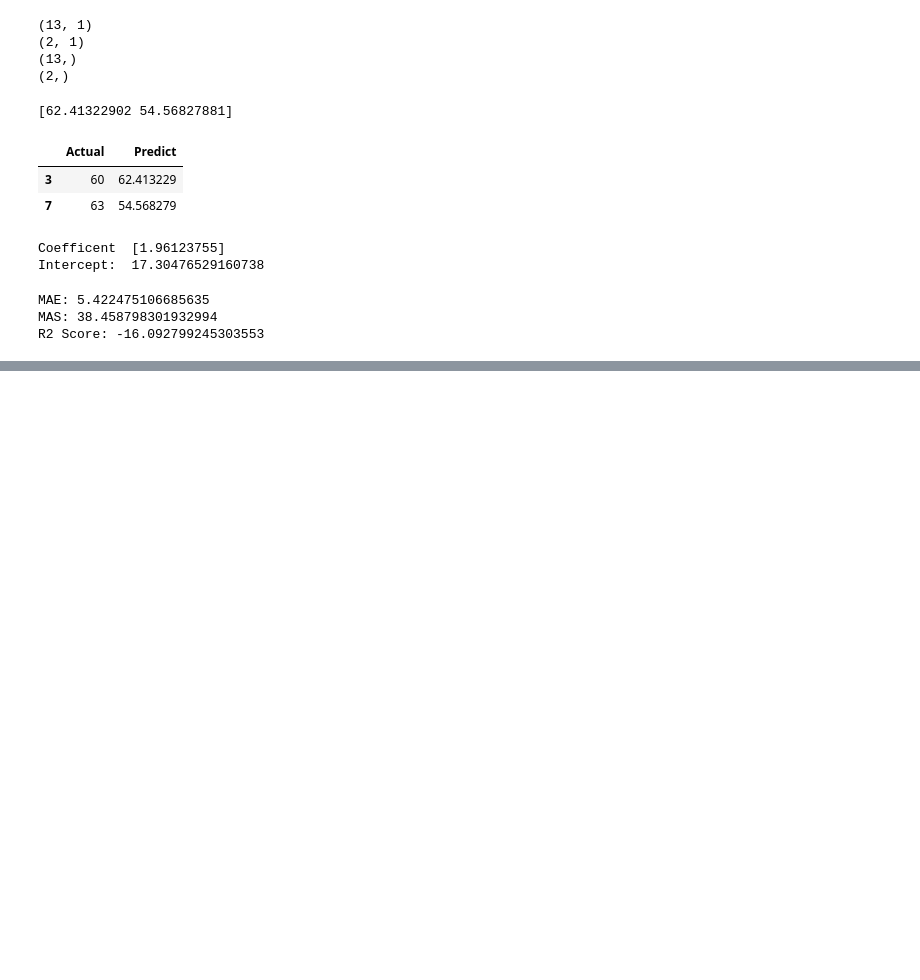
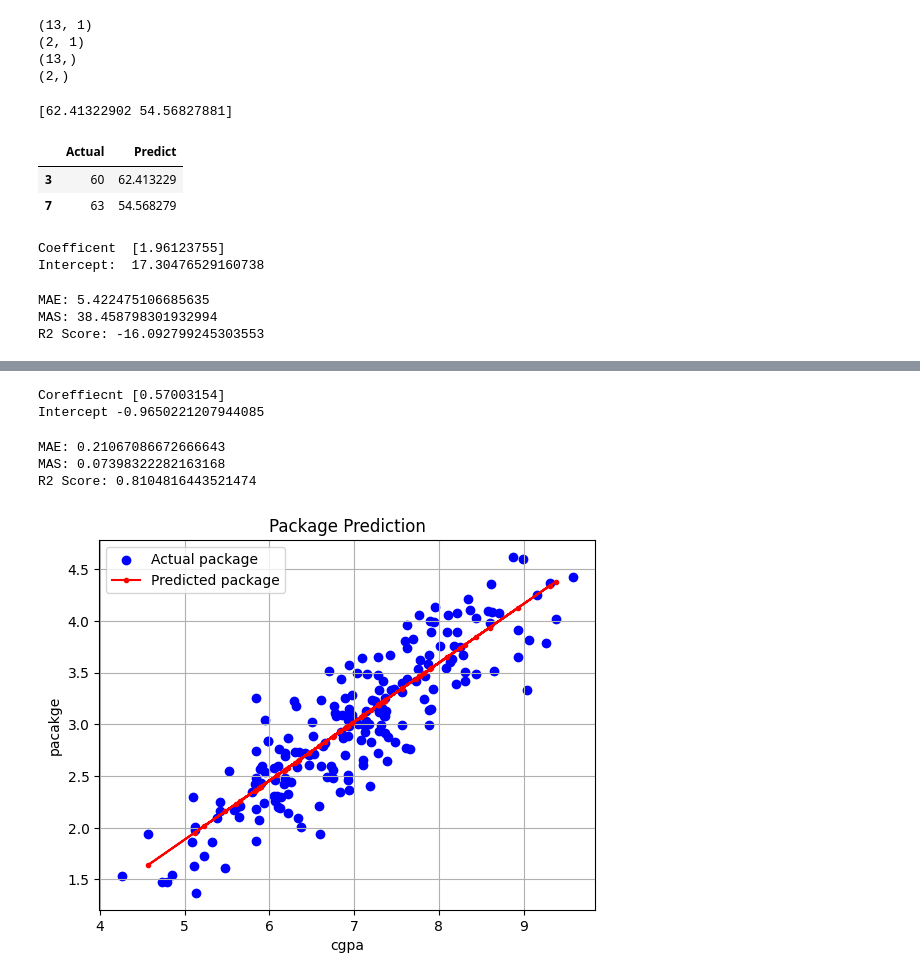
Before and after one commit to koffandaff/Python-2, a Jupyter notebook: T2/Ch4/Notes/Dhruvil/ch4.ipynb, the cells around one changed output, grey strips where cells are left out. Saved outputs shown, nothing was run; the diff lists cells and outputs as text; code cells hidden in the pictures; blank space fills up the shorter version.

```diff
--- a/T2/Ch4/Notes/Dhruvil/ch4.ipynb
+++ b/T2/Ch4/Notes/Dhruvil/ch4.ipynb
@@ -150,0 +257,3 @@ R2 Score: -16.092799245303553
+# %%
+df = pd.read_csv('Book1.csv')
+df
@@ -150,0 +292,9 @@ R2 Score: -16.092799245303553
+# %%
+x = df[['cgpa']]
+y = df['package']
+# %%
+from sklearn.model_selection import train_test_split
+
+x_train,x_test,y_train,y_test = train_test_split(x,y,random_state=19,test_size=0.3)
+print(x_train.shape)
+print(y_train.shape)
@@ -150,0 +304,4 @@ R2 Score: -16.092799245303553
+# %%
+lr.fit(x_train,y_train)
+y_pred = lr.predict(x_test)
+y_pred
@@ -150,0 +331,26 @@ R2 Score: -16.092799245303553
+# %%
+print('Coreffiecnt',lr.coef_)
+print('Intercept',lr.intercept_)
+# %% [output]
+Coreffiecnt [0.57003154]
+Intercept -0.9650221207944085
+# %%
+print(f'MAE: {m.mean_absolute_error(y_test,y_pred)}')
+print(f'MAS: {m.mean_squared_error(y_test,y_pred)}')
+print(f'R2 Score: {m.r2_score(y_test,y_pred)}')
+# %% [output]
+MAE: 0.21067086672666643
+MAS: 0.07398322282163168
+R2 Score: 0.8104816443521474
+# %%
+
+plt.scatter(x,y,color='blue',label='Actual package')
+plt.plot(x_test,y_pred,color='red',label='Predicted package',marker='.')
+plt.legend()
+plt.xlabel('cgpa')
+plt.ylabel('pacakge')
+plt.title('Package Prediction')
+plt.grid(True)
+plt.show()
+# %% [output]
+[figure, added]
```
Also changed, not shown: parts of 39 cells of this notebook, 2 other files.
